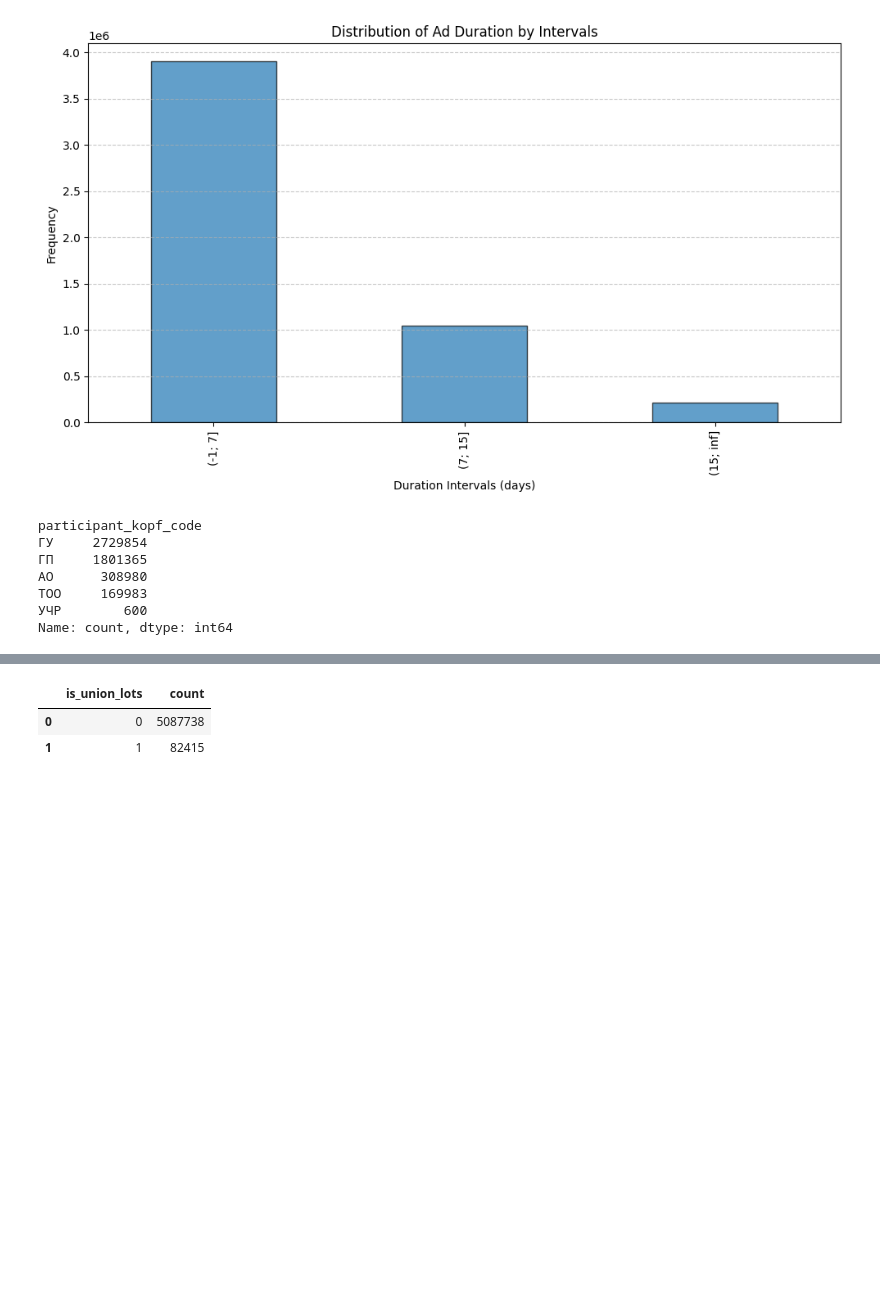
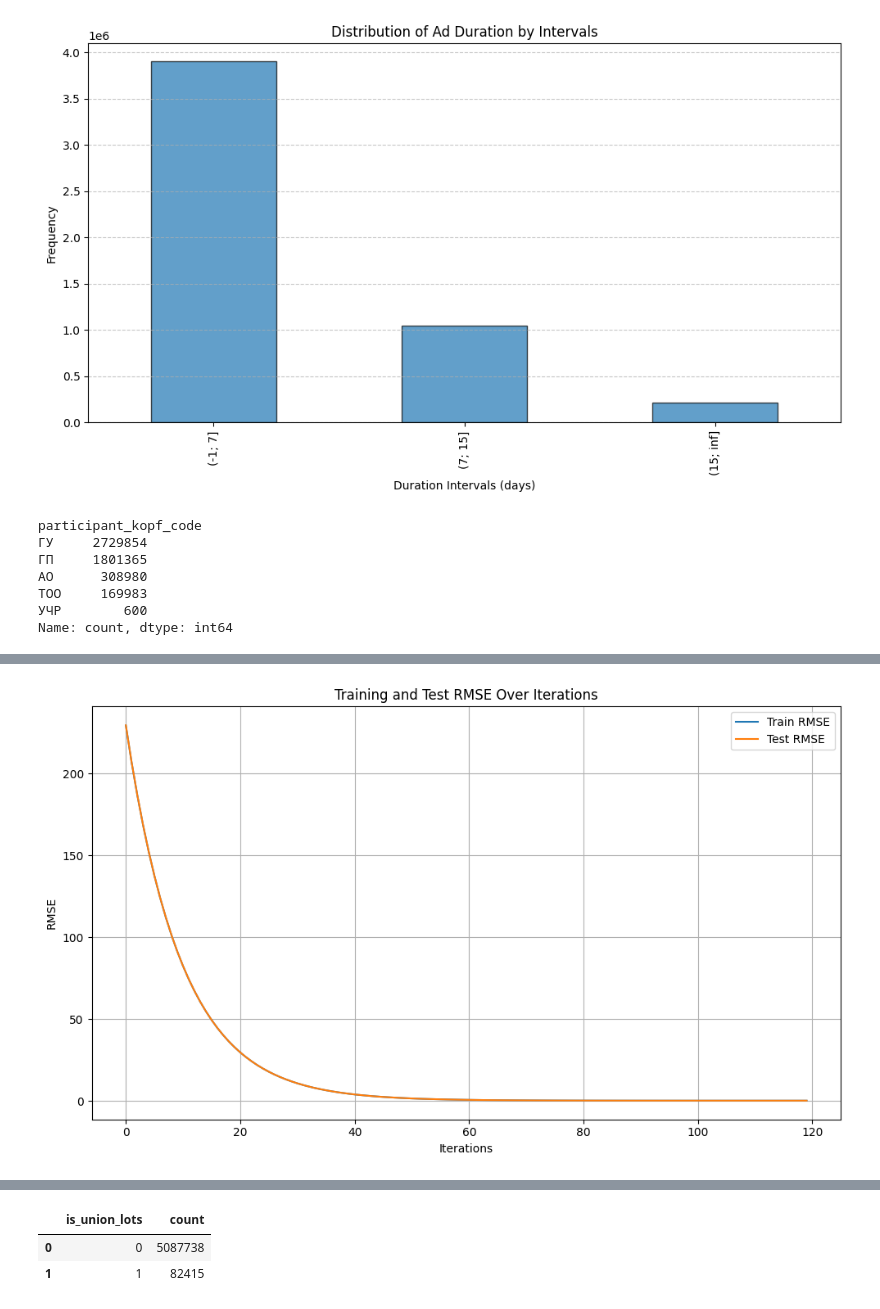
Before and after one commit to savoskin0502/public-procurement-optimization, a Jupyter notebook: dataPreparation.ipynb, the cells around one changed output, grey strips where cells are left out. Cells and saved outputs as stored; diff of their text form; code cells hidden in the pictures; blank space fills up the shorter version.

```diff
--- a/dataPreparation.ipynb
+++ b/dataPreparation.ipynb
@@ -804,0 +807,15 @@ data["has_participant_parent_company"] = data['participant_parent_company'].appl
+# %%
+def overprice_watchdog(y_true, y_pred):
+    alpha = 0.0
+
+    residual = y_pred - y_true
+    gradient = np.where(residual > 0, 2 * alpha * residual, 2 * (1 - alpha) * residual)
+    hessian = 2 * np.ones_like(residual)
+
+    return gradient, hessian
+    # residual = y_pred - y_true
+    # grad = 2 * residual
+    # hess = 2 * np.ones_like(residual)
+
+    # grad[residual > 0] *= 1.5
+    # return grad, hess
@@ -805,2 +947,73 @@ data["has_participant_parent_company"] = data['participant_parent_company'].appl
 # %%
 ####################################################################################################################################################################
+# %%
+import xgboost as xgb
+import numpy as np
+import matplotlib.pyplot as plt
+from sklearn.metrics import mean_squared_error, r2_score
+
+
+def overprice_watchdog(y_pred, dtrain):
+    y_true = dtrain.get_label()
+    residual = y_pred - y_true
+
+    alpha = 0.4
+    gradient = np.where(residual > 0, 2 * alpha * residual, 2 * (1 - alpha) * residual)
+    hessian = np.where(residual > 0, 2 * alpha, 2 * (1 - alpha))
+    # hessian = 2 * np.ones_like(residual)
+
+    return gradient, hessian
+
+
+def custom_rmse(y_pred, dtrain):
+    y_true = dtrain.get_label()
+    # y_pred = np.power(2, y_pred) + 1
+    # y_true = np.power(2, y_true) + 1
+
+    rmse = np.sqrt(np.mean((y_pred - y_true) ** 2))
+    return "custom_rmse", rmse ** 2
+
+
+dtrain = xgb.DMatrix(X_train, label=y_train)
+dtest = xgb.DMatrix(X_test, label=y_test)
+evals_result = {}
+
+
+params = {
+    "learning_rate": 0.05,
+    # "max_depth": 7,
+    "random_state": 42,
+    "reg_alpha": 1
+    # "n_estimators": 100
+}
+
+evals = [(dtrain, "train"), (dtest, "test")]
+model = xgb.train(
+    params=params,
+    dtrain=dtrain,
+    num_boost_round=120,
+    obj=overprice_watchdog,
+    custom_metric=custom_rmse,
+    evals=evals,
+    evals_result=evals_result,
+    verbose_eval=True
+)
+
+y_pred = model.predict(dtest)
+
+mse = mean_squared_error(np.power(2, y_test) + 1, np.power(2, y_pred) + 1)
+r2 = r2_score(np.power(2, y_test) + 1, np.power(2, y_pred) + 1)
+print(f"MSE: {mse}, R2 Score: {r2}")
+
+
+plt.figure(figsize=(10, 6))
+plt.plot(evals_result['train']['custom_rmse'], label='Train RMSE')
+plt.plot(evals_result['test']['custom_rmse'], label='Test RMSE',)
+plt.title("Training and Test RMSE Over Iterations")
+plt.xlabel("Iterations")
+plt.ylabel("RMSE")
+plt.legend()
+plt.grid()
+plt.tight_layout()
+plt.show()
+# %% [output]
@@ -806,0 +1037 @@ data["has_participant_parent_company"] = data['participant_parent_company'].appl
+[figure, added]
```
Also changed, not shown: parts of 21 cells of this notebook, 1 other file.
